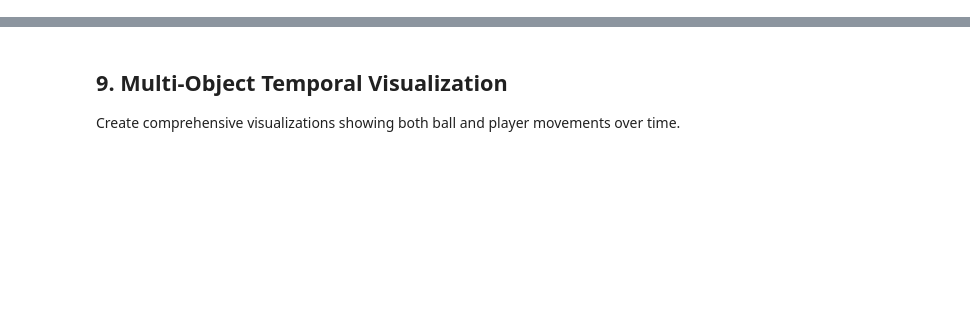
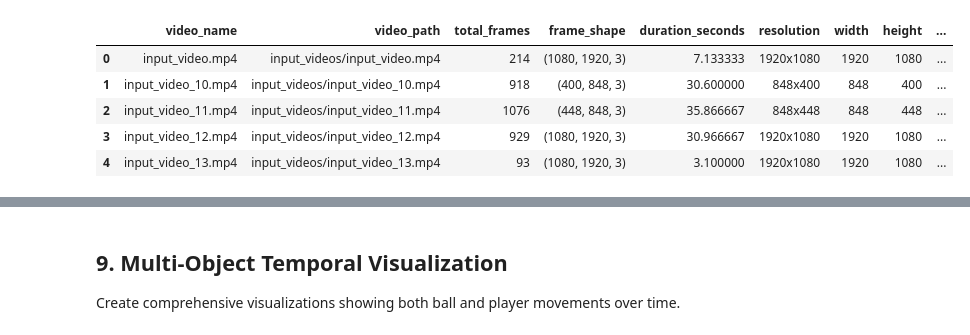
Before and after one commit to ChiefGitau/ML4QS, a Jupyter notebook: Tennis_YOLO/chapter2_data_creation_collection.ipynb, the cells around one changed output, grey strips where cells are left out. Cells and saved outputs as stored; diff of their text form; code cells hidden in the pictures; blank space fills up the shorter version.

```diff
--- a/Tennis_YOLO/chapter2_data_creation_collection.ipynb
+++ b/Tennis_YOLO/chapter2_data_creation_collection.ipynb
@@ -364,0 +42,89 @@ Main Players (highest detection rates):
+# %%
+# Discover all video files in the input_videos directory
+input_videos_dir = "input_videos"
+video_files = sorted(glob(os.path.join(input_videos_dir, "*.mp4")))
+
+print(f" MULTI-VIDEO DATASET DISCOVERY")
+print("=" * 60)
+print(f"Videos directory: {input_videos_dir}")
+print(f"Total videos found: {len(video_files)}")
+print("\nVideo files:")
+for i, video_file in enumerate(video_files, 1):
+    video_name = os.path.basename(video_file)
+    print(f"  {i:2d}. {video_name}")
+
+# Create metadata storage for all videos
+video_metadata = []
+
+print(f"\n INITIAL VIDEO ANALYSIS")
+print("=" * 60)
+
+# Quick scan of all videos to get basic information
+for video_file in video_files:
+    video_name = os.path.basename(video_file)
+    print(f"Analyzing {video_name}...")
+
+    try:
+        # Read video to get basic info
+        frames = read_video(video_file)
+
+        if len(frames) > 0:
+            metadata = {
+                'video_name': video_name,
+                'video_path': video_file,
+                'total_frames': len(frames),
+                'frame_shape': frames[0].shape,
+                'duration_seconds': len(frames) / 30.0,  # Assuming 30fps
+                'resolution': f"{frames[0].shape[1]}x{frames[0].shape[0]}",
+                'width': frames[0].shape[1],
+                'height': frames[0].shape[0],
+                'status': 'ready'
+            }
+
+            print(f"  {metadata['total_frames']} frames, {metadata['resolution']}, {metadata['duration_seconds']:.1f}s")
+        else:
+            metadata = {
+                'video_name': video_name,
+                'video_path': video_file,
+                'total_frames': 0,
+                'status': 'error - no frames'
+            }
+            print(f"  Error: No frames loaded")
+
+    except Exception as e:
+        metadata = {
+            'video_name': video_name,
+            'video_path': video_file,
+            'status': f'error - {str(e)}'
+        }
+        print(f"  Error: {str(e)}")
+
+    video_metadata.append(metadata)
+
+# Create metadata DataFrame
+df_video_metadata = pd.DataFrame(video_metadata)
+valid_videos = df_video_metadata[df_video_metadata['status'] == 'ready']
+
+print(f"\n DATASET SUMMARY")
+print("=" * 60)
+print(f"Total videos discovered: {len(video_files)}")
+print(f"Successfully analyzed: {len(valid_videos)}")
+print(f"Videos with errors: {len(video_metadata) - len(valid_videos)}")
+
+if len(valid_videos) > 0:
+    total_frames = valid_videos['total_frames'].sum()
+    total_duration = valid_videos['duration_seconds'].sum()
+    avg_duration = valid_videos['duration_seconds'].mean()
+
+    print(f"Total frames across all videos: {total_frames:,}")
+    print(f"Total duration: {total_duration:.1f} seconds ({total_duration/60:.1f} minutes)")
+    print(f"Average video duration: {avg_duration:.1f} seconds")
+
+    print(f"\nResolution summary:")
+    resolution_counts = valid_videos['resolution'].value_counts()
+    for resolution, count in resolution_counts.items():
+        print(f"  {resolution}: {count} videos")
+
+print(f"\nProcessing plan: Will process {len(valid_videos)} valid videos")
+df_video_metadata.head()
+# %% [output]
@@ -364,0 +148,6 @@ Main Players (highest detection rates):
+|  | video_name | video_path | total_frames | frame_shape | duration_seconds | resolution | width | height | ... |
+| 0 | input_video.mp4 | input_videos/input_video.mp4 | 214 | (1080, 1920, 3) | 7.133333 | 1920x1080 | 1920 | 1080 | ... |
+| 1 | input_video_10.mp4 | input_videos/input_video_10.mp4 | 918 | (400, 848, 3) | 30.600000 | 848x400 | 848 | 400 | ... |
+| 2 | input_video_11.mp4 | input_videos/input_video_11.mp4 | 1076 | (448, 848, 3) | 35.866667 | 848x448 | 848 | 448 | ... |
+| 3 | input_video_12.mp4 | input_videos/input_video_12.mp4 | 929 | (1080, 1920, 3) | 30.966667 | 1920x1080 | 1920 | 1080 | ... |
+| 4 | input_video_13.mp4 | input_videos/input_video_13.mp4 | 93 | (1080, 1920, 3) | 3.100000 | 1920x1080 | 1920 | 1080 | ... |
```
Also changed, not shown: parts of 50 cells of this notebook, 33 other files.
